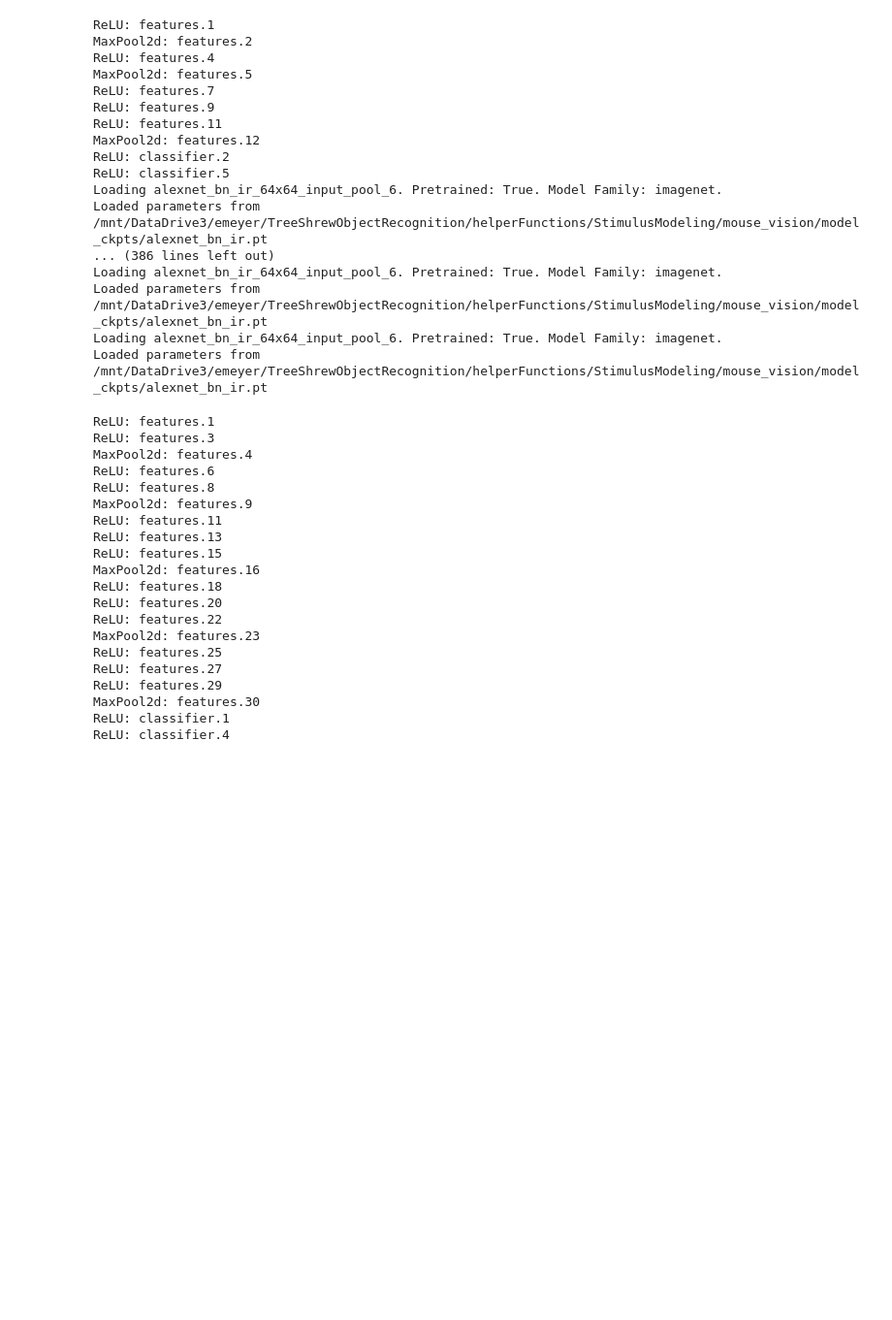
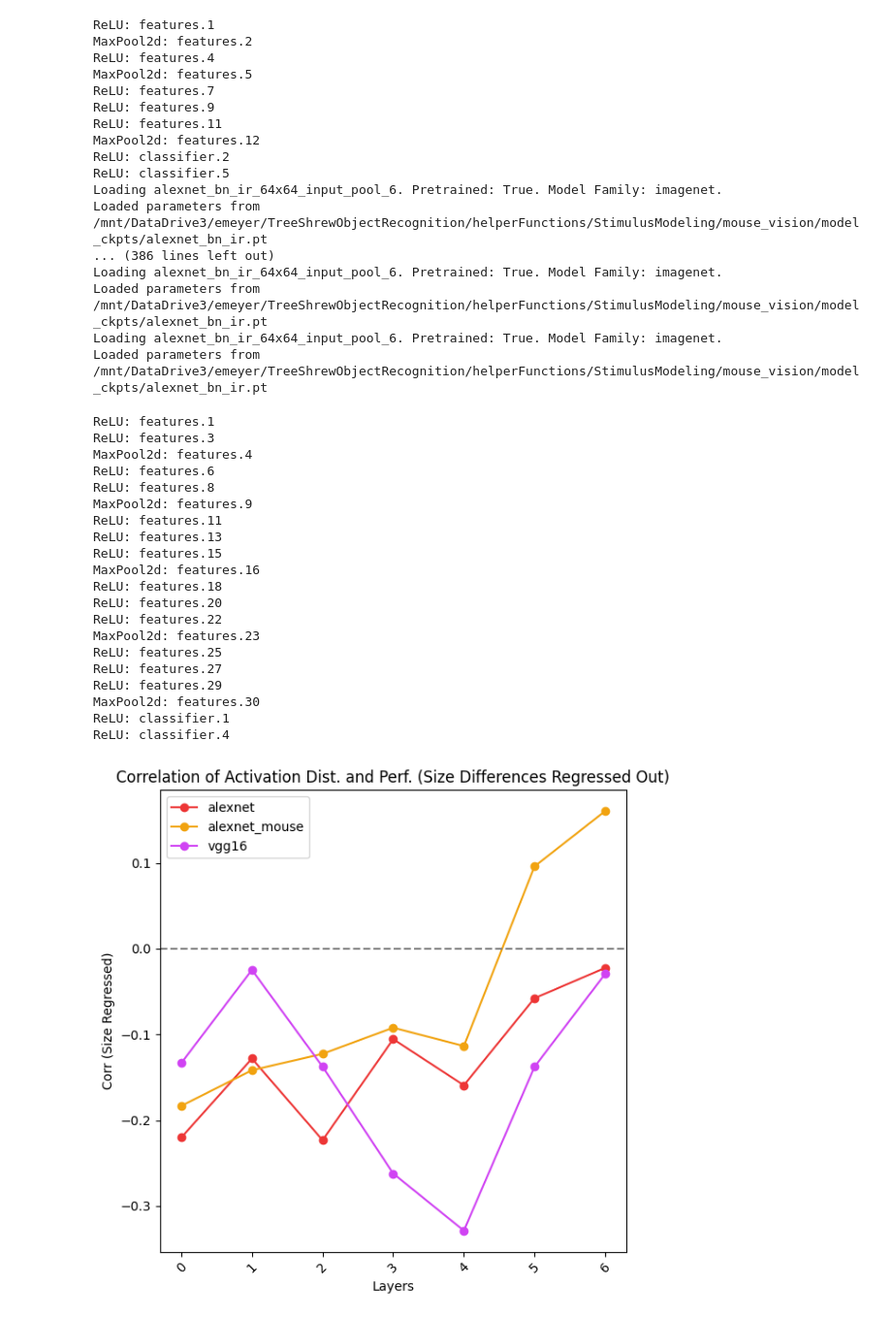
Before and after one commit to emeyer121/TreeShrewObjectRecognition, a Jupyter notebook: 5_behaviorModeling/plotAlexNetBehaviorLayers.ipynb, the cells around one changed output. Shown at 97% size. Drawn from its saved outputs; the diff is of its cells as text; code cells hidden in the pictures; blank space fills up the shorter version.

```diff
--- a/5_behaviorModeling/plotAlexNetBehaviorLayers.ipynb
+++ b/5_behaviorModeling/plotAlexNetBehaviorLayers.ipynb
@@ -177,2 +207,74 @@ ReLU: classifier.4
+# %%
+from sklearn.linear_model import LinearRegression
+
+# Plot the results
+colors = ["#ed3636","#f1a310","#d043f3"]
+
+plt.figure(figsize=(6, 6))
+for nn_idx, nn in enumerate(network):
+    # Create a dictionary with regressed distances
+    distance_regressed = {}
+    corrData = []
+    ciData_lower = []
+    ciData_upper = []
+
+    if nn == 'alexnet_mouse':
+        model_layers = ['MaxPool2d: features.3', 'MaxPool2d: features.7', 'ReLU: features.10', 'ReLU: features.13', 'MaxPool2d: features.17', 'ReLU: classifier.3', 'ReLU: classifier.7']
+    elif nn == 'alexnet':
+        model_layers = ['MaxPool2d: features.2','MaxPool2d: features.5','ReLU: features.7','ReLU: features.9','MaxPool2d: features.12','ReLU: classifier.2','ReLU: classifier.5']
+    elif nn == 'vgg16':
+        model_layers = ['MaxPool2d: features.4','MaxPool2d: features.9','MaxPool2d: features.16','MaxPool2d: features.23','MaxPool2d: features.30','ReLU: classifier.1','ReLU: classifier.4']
+
+    for lay_idx, layers in enumerate(model_layers):
+        # X = size_differences.reshape(-1, 1)
+        # y = distance[nn_idx][layers].flatten()
+
+        # model = LinearRegression()
+        # model.fit(X, y)
+        # y_pred = model.predict(X)
+        # residuals = y - y_pred
+
+        X = avg_perf.flatten()
+        y = distance[nn_idx][layers].flatten()
+        sizediff = size_differences.reshape(-1, 1)
+        correlation_regressed, pval = partial_correlation(X, y, sizediff)
+        corrData.append(correlation_regressed)
+
+        bootstrapped_correlations_regressed = []
+        for _ in range(1000):
+            indices = np.random.choice(len(X), len(X), replace=True)
+            partial_corr, pval = partial_correlation(X[indices], y[indices], sizediff[indices])
+            # bootstrapped_correlation_regressed = np.corrcoef(df_combined_NN.iloc[indices, 0], residuals[indices])[0, 1]
+            bootstrapped_correlations_regressed.append(partial_corr)
+
+        ciData_lower.append(np.percentile(bootstrapped_correlations_regressed, 2.5))
+        ciData_upper.append(np.percentile(bootstrapped_correlations_regressed, 97.5))
+
+    # Compute correlation with confidence intervals
+    # correlation, ci_upper, ci_lower, shuff_upper, shuff_lower = helper.compute_correlation(avg_perf, distance_regressed)
+
+    # corrData = []
+    # ciData_lower = []
+    # ciData_upper = []
+    # for layer in model_layers:
+    #     if layer in correlation:
+    #         corrData.append(correlation[layer])
+    #         ciData_lower.append(ci_lower[layer])
+    #         ciData_upper.append(ci_upper[layer])
+
+    plt.plot(range(len(model_layers)), corrData, label=nn, marker='o', color=colors[nn_idx])
+    # plt.fill_between(range(len(model_layers)), ciData_lower, ciData_upper, color=colors[nn_idx], alpha=0.2)
+
+plt.axhline(0, color='gray', linestyle='--')
+plt.xlabel('Layers')
+plt.ylabel('Corr (Size Regressed)')
+plt.title('Correlation of Activation Dist. and Perf. (Size Differences Regressed Out)')
+plt.xticks(range(len(model_layers)), rotation=45)
+plt.legend()
+plt.grid(False)
+plt.tight_layout()
+plt.show()
+# %% [output]
+[figure, added]
 # %%
 network = ['alexnet','alexnet_mouse','vgg16']  # 'alexnet_mouse', 'alexnet', 'vgg16'
```
Also changed, not shown: parts of 5 cells of this notebook, 2 other files.
